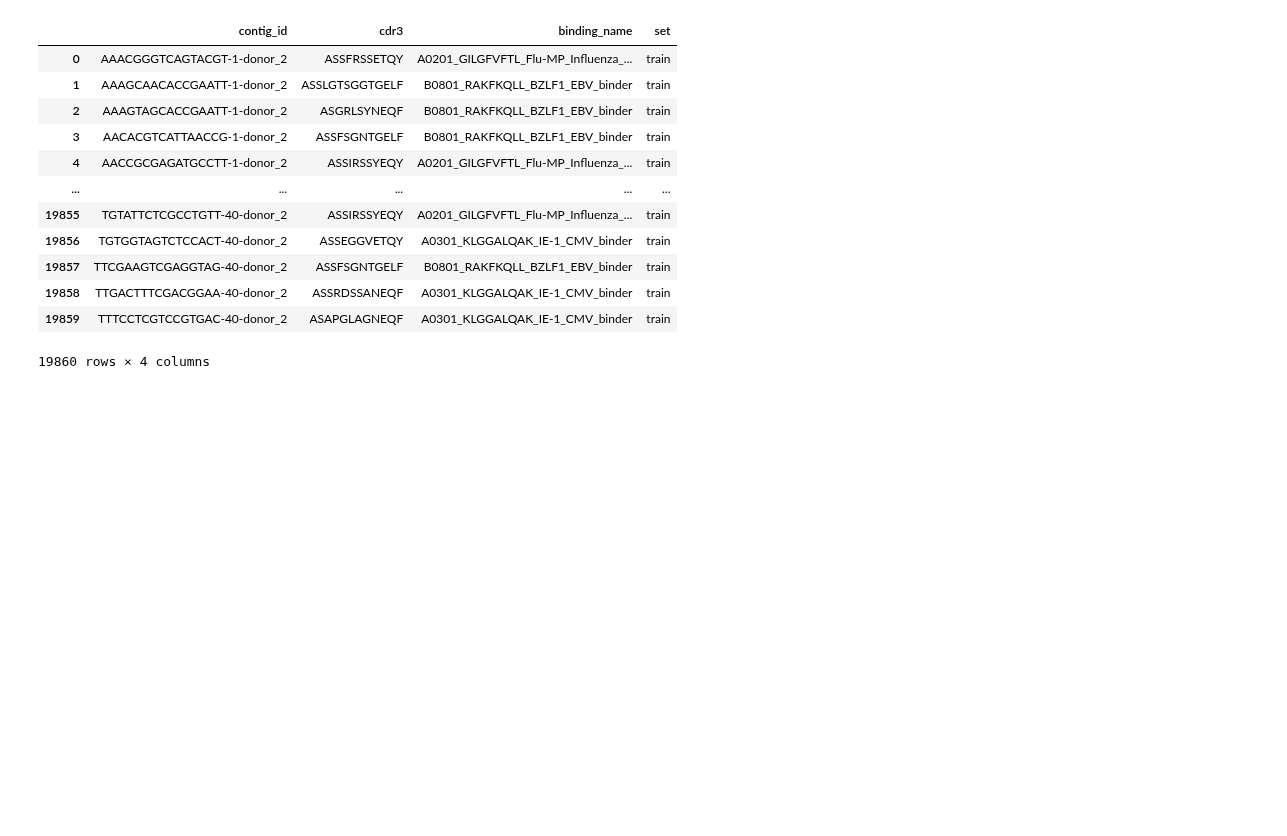
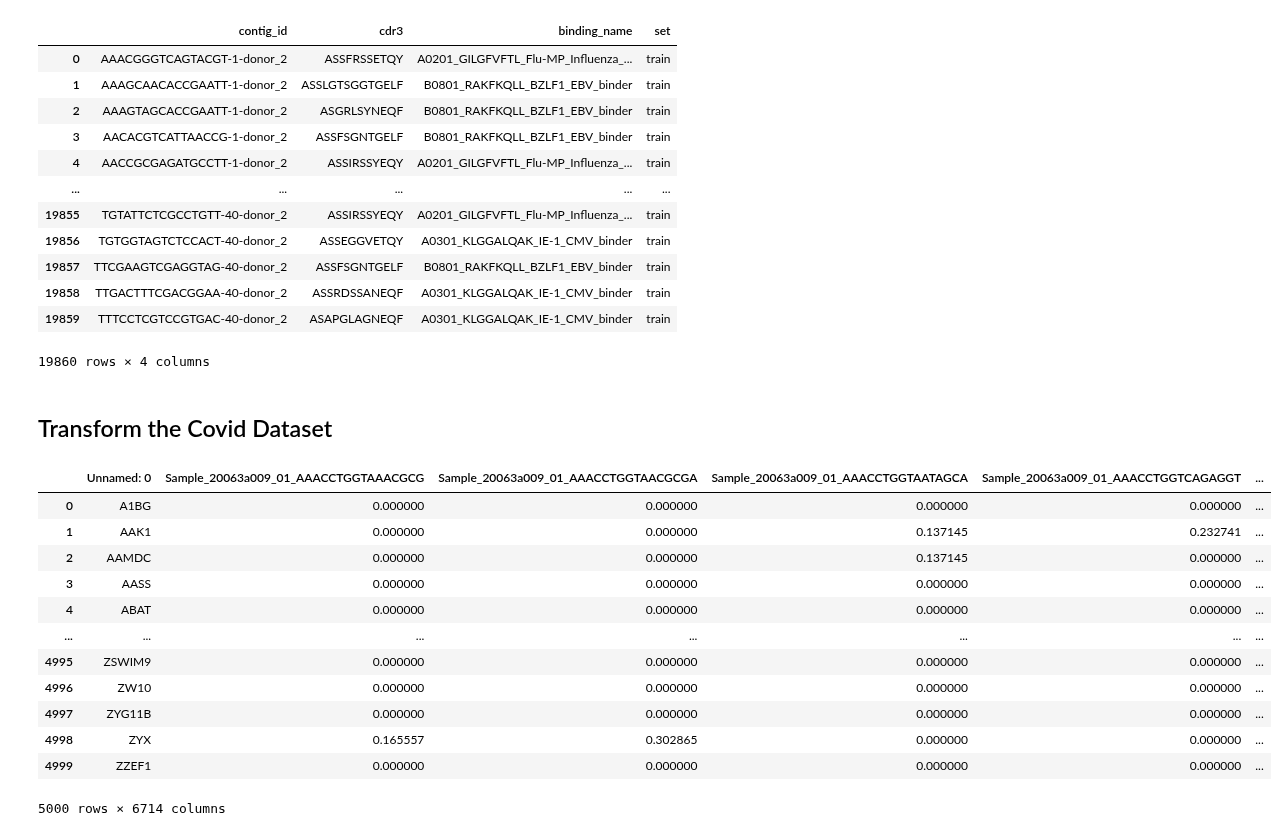
Before and after one commit to SchubertLab/mvTCR, a Jupyter notebook: baseline/DataPreparation_Tessa.ipynb, the cells around one changed output. Saved outputs shown, nothing was run; the diff lists cells and outputs as text; code cells hidden in the pictures; blank space fills up the shorter version.

```diff
--- a/baseline/DataPreparation_Tessa.ipynb
+++ b/baseline/DataPreparation_Tessa.ipynb
@@ -166,3 +166,5 @@ df_tcrs_test_atlas
 | 19858 | TTGACTTTCGACGGAA-40-donor_2 | ASSRDSSANEQF | A0301_KLGGALQAK_IE-1_CMV_binder | train |
 | 19859 | TTTCCTCGTCCGTGAC-40-donor_2 | ASAPGLAGNEQF | A0301_KLGGALQAK_IE-1_CMV_binder | train |
 19860 rows × 4 columns
+# %% [markdown]
+## Transform the Covid Dataset
@@ -168,0 +206,17 @@ df_tcrs_test_atlas
+# %%
+df_scRNA_test_atlas = pd.read_csv('../data/tessa/covid/all_donor/scRNA_atlas.csv')
+df_scRNA_test_atlas
+# %% [output]
+|  | Unnamed: 0 | Sample_20063a009_01_AAACCTGGTAAACGCG | Sample_20063a009_01_AAACCTGGTAACGCGA | Sample_20063a009_01_AAACCTGGTAATAGCA | Sample_20063a009_01_AAACCTGGTCAGAGGT | ... |
+| 0 | A1BG | 0.000000 | 0.000000 | 0.000000 | 0.000000 | ... |
+| 1 | AAK1 | 0.000000 | 0.000000 | 0.137145 | 0.232741 | ... |
+| 2 | AAMDC | 0.000000 | 0.000000 | 0.137145 | 0.000000 | ... |
+| 3 | AASS | 0.000000 | 0.000000 | 0.000000 | 0.000000 | ... |
+| 4 | ABAT | 0.000000 | 0.000000 | 0.000000 | 0.000000 | ... |
+| ... | ... | ... | ... | ... | ... | ... |
+| 4995 | ZSWIM9 | 0.000000 | 0.000000 | 0.000000 | 0.000000 | ... |
+| 4996 | ZW10 | 0.000000 | 0.000000 | 0.000000 | 0.000000 | ... |
+| 4997 | ZYG11B | 0.000000 | 0.000000 | 0.000000 | 0.000000 | ... |
+| 4998 | ZYX | 0.165557 | 0.302865 | 0.000000 | 0.000000 | ... |
+| 4999 | ZZEF1 | 0.000000 | 0.000000 | 0.000000 | 0.000000 | ... |
+5000 rows × 6714 columns
```
Also changed, not shown: parts of 5 cells of this notebook, 1 other file.
